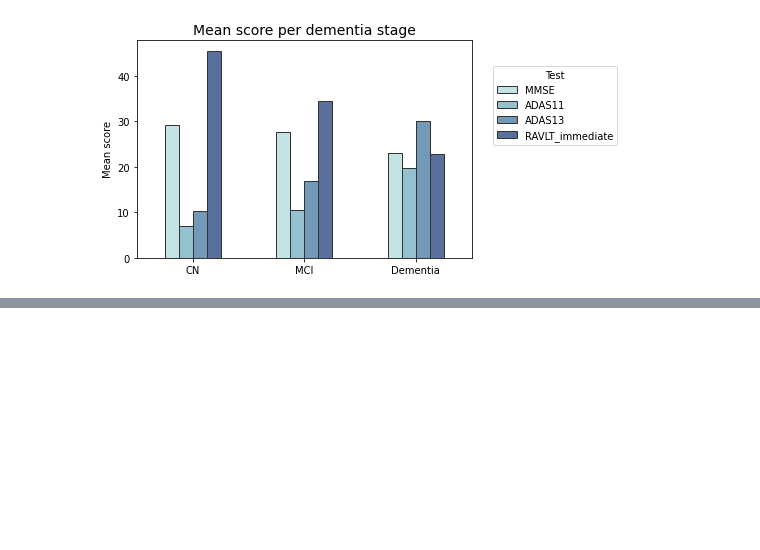
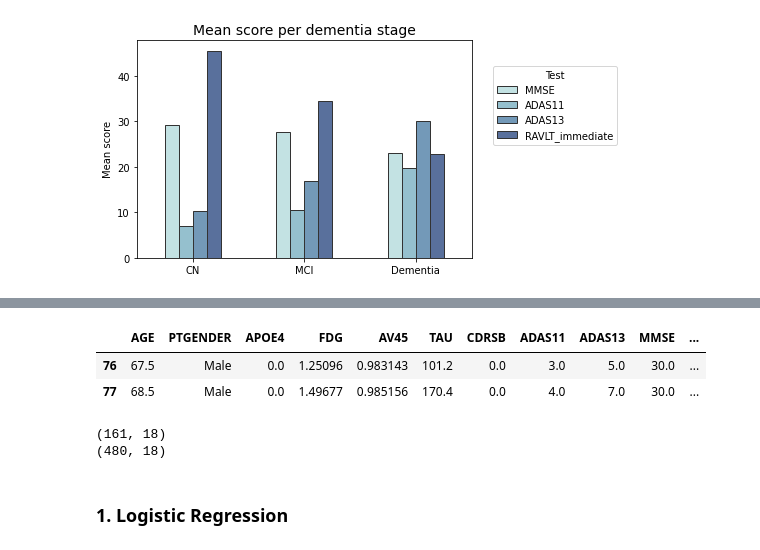
Before and after one commit to tamap94/ds-capstone-alzheimers-, a Jupyter notebook: tadpole_challenge/Tadpole_EDA_Model.ipynb, the cells around one changed output, grey strips where cells are left out. Saved outputs shown, nothing was run; the diff lists cells and outputs as text; code cells hidden in the pictures; blank space fills up the shorter version.

```diff
--- a/tadpole_challenge/Tadpole_EDA_Model.ipynb
+++ b/tadpole_challenge/Tadpole_EDA_Model.ipynb
@@ -271,0 +314,6 @@ plt.show();
+# %%
+#Since we will get problems with the NaN values, we just start with dropping all NaN values. If this leads to bad modelling we can change this later.
+df.dropna(axis=0, inplace=True)
+
+#drop the column with the IDs and strange symbols
+df.drop(columns=df[['PTID','ABETA','PTAU']], inplace=True)
@@ -271,0 +346,6 @@ plt.show();
+# %%
+df.head(2)
+# %% [output]
+|  | AGE | PTGENDER | APOE4 | FDG | AV45 | TAU | CDRSB | ADAS11 | ADAS13 | MMSE | ... |
+| 76 | 67.5 | Male | 0.0 | 1.25096 | 0.983143 | 101.2 | 0.0 | 3.0 | 5.0 | 30.0 | ... |
+| 77 | 68.5 | Male | 0.0 | 1.49677 | 0.985156 | 170.4 | 0.0 | 4.0 | 7.0 | 30.0 | ... |
@@ -271,0 +361,6 @@ plt.show();
+# %%
+print(X_test.shape)
+print(X_train.shape)
+# %% [output]
+(161, 18)
+(480, 18)
@@ -271,0 +376,2 @@ plt.show();
+# %% [markdown]
+### 1. Logistic Regression
```
Also changed, not shown: parts of 17 cells of this notebook, 1 other file.
